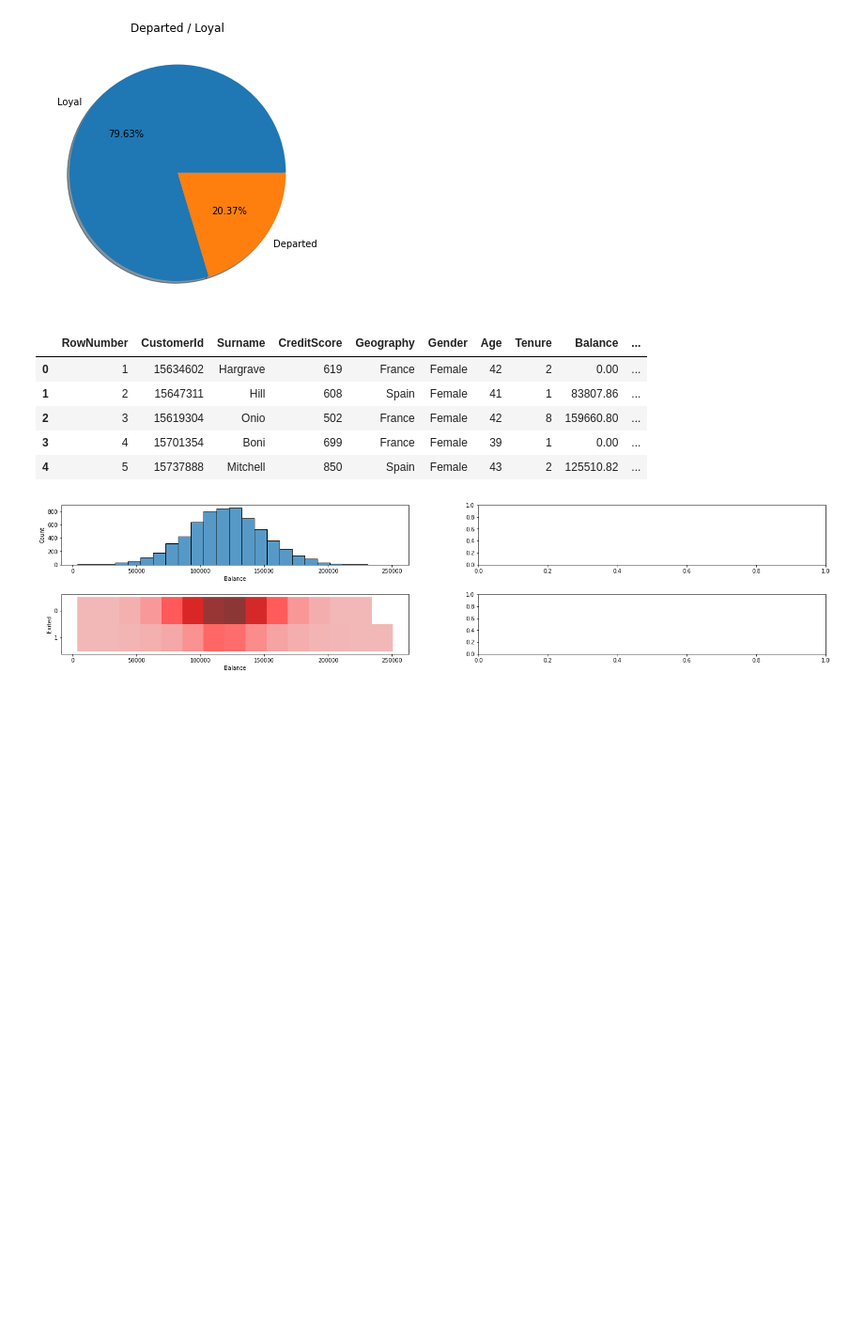
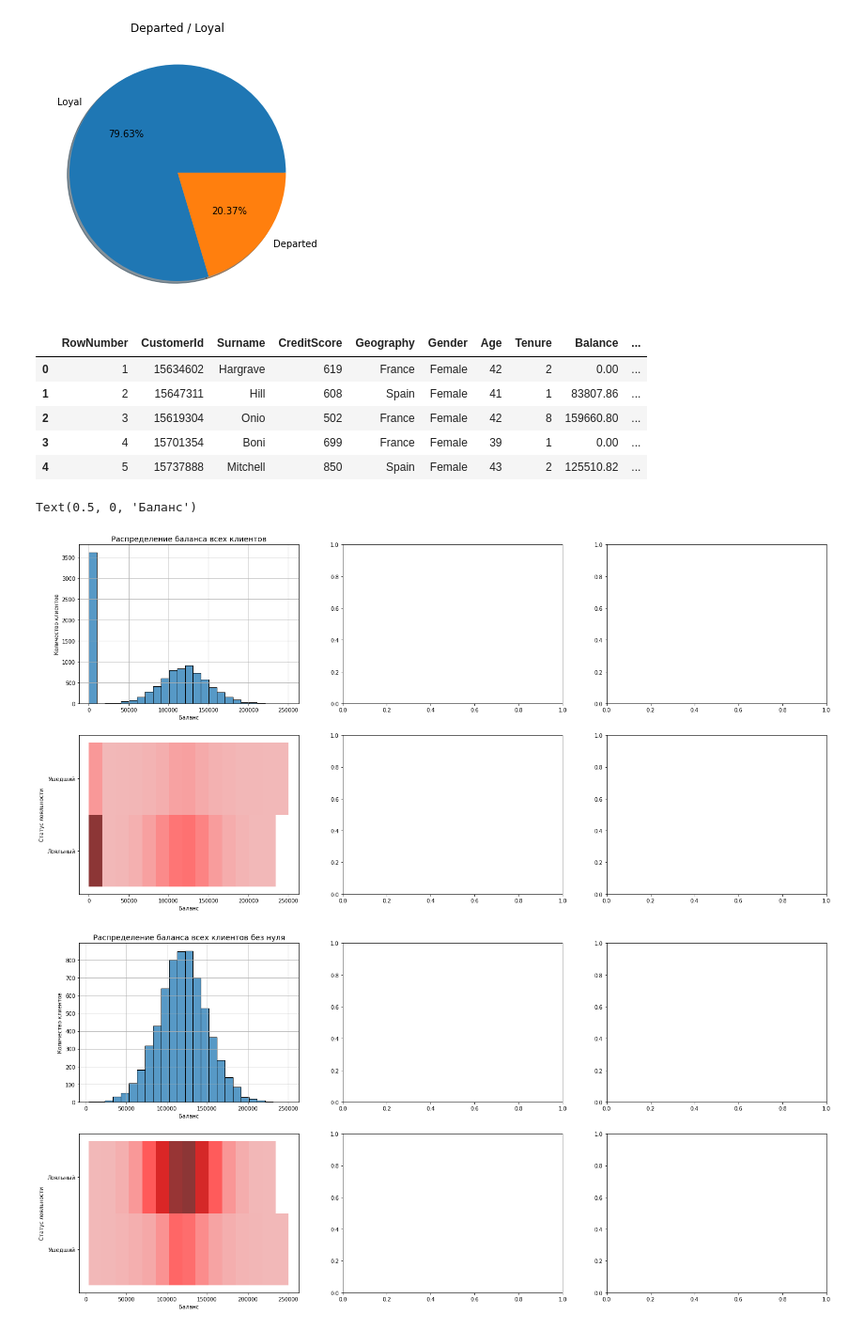
Before and after one commit to Vanga978/Arahna, a Jupyter notebook: Study/Python-13/Temp_13_09.ipynb, the cells around one changed output. Shown at 94% size. Drawn from its saved outputs; the diff is of its cells as text; code cells hidden in the pictures; blank space fills up the shorter version.

```diff
--- a/Study/Python-13/Temp_13_09.ipynb
+++ b/Study/Python-13/Temp_13_09.ipynb
@@ -105,39 +105,77 @@ churn_data_out_gender
 # %%
 # 9.3
 import pandas as pd
 import seaborn as sns
 import plotly
 import plotly.express as px
 import matplotlib as plt
 import matplotlib.pyplot as plt
 churn_data = pd.read_csv('data/churn.csv')
 display(churn_data.head())
 
-churn_data['Exited'] = churn_data['Exited'].astype(str)
-churn_data = churn_data[churn_data['Balance'] > 0]
+#churn_data['Exited'] = churn_data['Exited'].astype(str)
+churn_data =  churn_data.replace({'Exited':{1:'Ушедший',0:'Лояльный'}})
 
-fig, axes = plt.subplots(nrows=2, ncols=2, figsize=(25, 5))
-plt.subplots_adjust(hspace=.5)
+churn_data_whith_zero = churn_data
+churn_data_whithout_zero = churn_data[churn_data['Balance'] > 0]
+
+churn_data_whith_zero_0 = churn_data_whith_zero[churn_data_whith_zero['Exited'] == 'Лояльный']
+churn_data_whith_zero_1 = churn_data_whith_zero[churn_data_whith_zero['Exited'] == 'Ушедший']
+
+fig, axes = plt.subplots(nrows=2, ncols=3, figsize=(25, 12))
+plt.subplots_adjust(hspace=.2)
 
 histplot1 = sns.histplot(
-    data=churn_data,
+    data=churn_data_whith_zero,
     x='Balance',
     bins=25,
     ax=axes[0,0])
+histplot1.set_title('Распределение баланса всех клиентов', fontsize=14)
+histplot1.set_ylabel('Количество клиентов')
+histplot1.set_xlabel('Баланс')
+histplot1.grid()
 
 histplot2 = sns.histplot(
-    data=churn_data,
+    data=churn_data_whith_zero,
     x='Balance',
     y='Exited',
     bins=15,
     color='red',
-    ax=axes[1,0]
-    )
+    ax=axes[1,0])
+#histplot2.set_title('Распределение баланса всех клиентов', fontsize=14)
+histplot2.set_ylabel('Статус лояльности')
+histplot2.set_xlabel('Баланс')
+
+fig, axes = plt.subplots(nrows=2, ncols=3, figsize=(25, 12))
+plt.subplots_adjust(hspace=.2)
+
+histplot3 = sns.histplot(
+    data=churn_data_whithout_zero,
+    x='Balance',
+    bins=25,
+    ax=axes[0,0])
+histplot3.set_title('Распределение баланса всех клиентов без нуля', fontsize=14)
+histplot3.set_ylabel('Количество клиентов')
+histplot3.set_xlabel('Баланс')
+histplot3.grid()
+
+histplot4 = sns.histplot(
+    data=churn_data_whithout_zero,
+    x='Balance',
+    y='Exited',
+    bins=15,
+    color='red',
+    ax=axes[1,0])
+#histplot4.set_title('Распределение баланса всех клиентов', fontsize=14)
+histplot4.set_ylabel('Статус лояльности')
+histplot4.set_xlabel('Баланс')
 # %% [output]
 |  | RowNumber | CustomerId | Surname | CreditScore | Geography | Gender | Age | Tenure | Balance | ... |
 | 0 | 1 | 15634602 | Hargrave | 619 | France | Female | 42 | 2 | 0.00 | ... |
 | 1 | 2 | 15647311 | Hill | 608 | Spain | Female | 41 | 1 | 83807.86 | ... |
 | 2 | 3 | 15619304 | Onio | 502 | France | Female | 42 | 8 | 159660.80 | ... |
 | 3 | 4 | 15701354 | Boni | 699 | France | Female | 39 | 1 | 0.00 | ... |
 | 4 | 5 | 15737888 | Mitchell | 850 | Spain | Female | 43 | 2 | 125510.82 | ... |
+Text(0.5, 0, 'Баланс')
-[figure, old version]
+[figure, new version]
+[figure, added]
```
